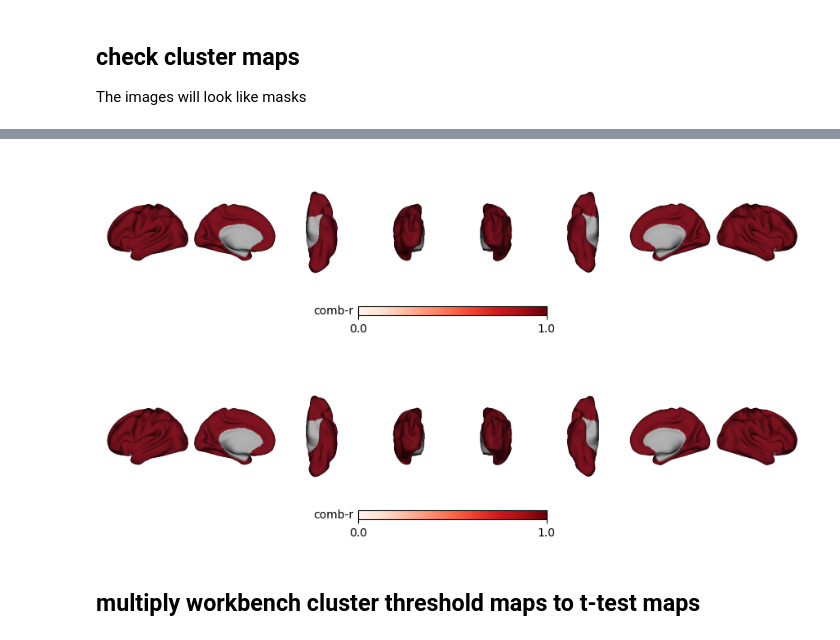
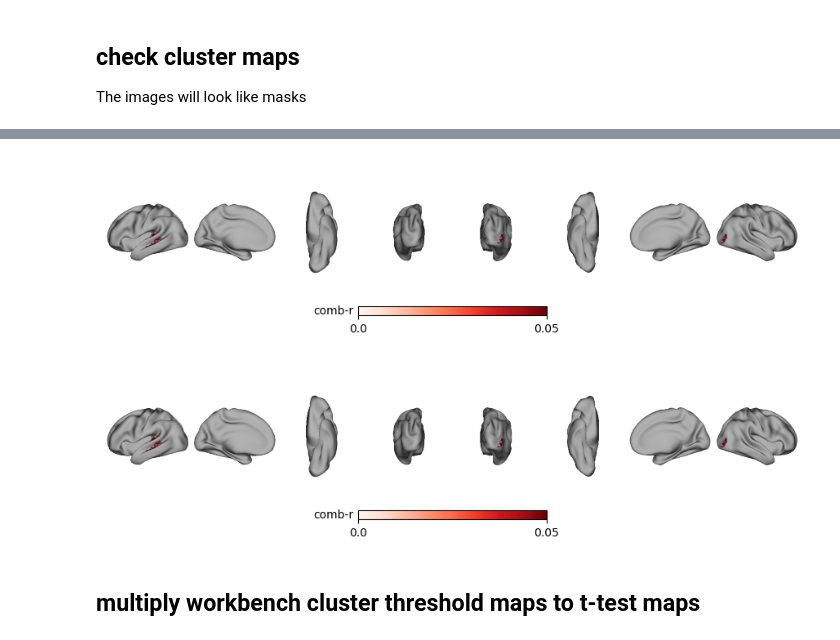
Before and after one commit to jungheejung/life-encoding, a Jupyter notebook: scripts/himalaya/glove_nested/step04_surfplot_combr_actions-bg-moten.ipynb, the cells around one changed output, grey strips where cells are left out. Cells and saved outputs as stored; diff of their text form; code cells hidden in the pictures.

Commit message:
DEV: bootstrap and fdr correct nested models

```diff
--- a/scripts/himalaya/glove_nested/step04_surfplot_combr_actions-bg-moten.ipynb
+++ b/scripts/himalaya/glove_nested/step04_surfplot_combr_actions-bg-moten.ipynb
@@ -112,38 +130,18 @@ for hemisphere in hemis:
         stack_nested = np.vstack(stack_nestedrun)
         diff = stack_full - stack_nested
 
-        avg_run = np.mean(diff, axis = 0)
+        # avg_run = np.mean(diff, axis = 0)
+        avg_run = fisher_mean(diff, axis=0)
         avg_all.append(avg_run)
     diff_all = np.vstack(avg_all) # 18 x nonmedial (per hemi)
 
     # NOTE: 3. Scipy ttest_1samp to get t-value and p-value
-    t, p = scipy.stats.ttest_1samp(diff_all, popmean=0,axis=0, alternative='two-sided')
-    hemi_t.append(t)
+    # t, p = scipy.stats.ttest_1samp(diff_all, popmean=0, axis=0, alternative='greater')
+    p = bootstrap_test(diff_all, n_resample=10000, estimator=fisher_mean, axis=0)
+
+    # NOTE: boothstrap here
+    # hemi_t.append(t)
     hemi_p.append(p)
-    hemi_mean.append(np.nanmean(diff_all, axis = 0))
-
-# %% NOTE: 4-1. concatenate (np.hstack) the two hemispheres p-values (and exclude medial wall) prior to computing FDR (load in cortical_vertices.npy)
-left_vert = hemi_p[0].shape[0]
-t_all = np.hstack(hemi_t)
-p_all = np.hstack(hemi_p)
-
-reject, q_all, _, _ = multipletests(p_all, method = 'fdr_bh')
-q_both = [q_all[:left_vert], q_all[left_vert:]]
-print("* completed t-tests for both hemispheres")
-hemilabels = ['lh', 'rh']
-Path(join(output_dir)).mkdir(parents = True, exist_ok = True)
-for h, hemisphere in enumerate(hemis):
-    stats = np.zeros((n_vertices))
-    hemi_mean[h][q_both[h] >= .05] = 0
-    medial_mask = np.load(os.path.join(main_dir, 'data', f'fsaverage6_medial_{hemisphere}.npy'))
-    assert np.sum(medial_mask) == n_medial[hemisphere]
-    cortical_vertices = ~medial_mask # boolean (true for non-medials, false for medials)
-    cortical_coords = np.where(cortical_vertices)[0] # returns indices of non-medials
-    stats[cortical_coords] = hemi_mean[h][cortical_coords]
-    save_fname = f"{output_dir}/variance-{r_type}_{features}_pca-{pca_comp}_align-{alignment}_hemi-{hemisphere}_ttest.gii"
-    write_gifti_v2(stats.astype(np.float32),
-    template_fn = os.path.join(suma_dir, f"{hemilabels[h]}.pial.gii"),
-    output_fn = save_fname)
-print("* saved output (thresholded average r) for both hemispheres")
+    hemi_mean.append(fisher_mean(diff_all, axis=0))
 # %% [output]
 starting nested vs full model ________________
@@ -226,6 +271,6 @@ output_dir = os.path.join(main_dir, 'results', 'himalaya', 'glove_nested', 'acti
 alignment = 'ha_common'
 # %%
-def fsaverage_to_fslr_and_plot(Lfname, Rfname, key, cmap='inferno',min=-40, max=40):
+def fsaverage_to_fslr_and_plot(Lfname, Rfname, key, cmap='inferno', min=0, max=.05):#,min=-40, max=40):
     from neuromaps.datasets import fetch_fslr
     from neuromaps.transforms import fsaverage_to_fslr
     giiL = nib.load(Lfname)
@@ -235,7 +280,7 @@ def fsaverage_to_fslr_and_plot(Lfname, Rfname, key, cmap='inferno',min=-40, max=
 
     surfaces_fslr = fetch_fslr()
     lh_fslr, rh_fslr = surfaces_fslr['inflated']
-
+    # color_range = (min,max)
     color_range = (min,max)
     p = Plot(surf_lh=lh_fslr,
              surf_rh=rh_fslr,
@@ -335,10 +373,10 @@ array([1., 1., 1., ..., 1., 1., 1.], dtype=float32)
 # %%
 clusterthresL = f"{data_dir}/variance-{r_type}_{features}_pca-40_align-ha_common_hemi-lh_ttest_cluster-{clustersize}.gii"
 clusterthresR = f"{data_dir}/variance-{r_type}_{features}_pca-40_align-ha_common_hemi-rh_ttest_cluster-{clustersize}.gii"
-fsaverage_to_fslr_and_plot(clusterthresL, clusterthresR, f'{feature}-r', cmap = 'Reds', min=0, max=1)
+fsaverage_to_fslr_and_plot(clusterthresL, clusterthresR, f'{feature}-r', cmap = 'Reds', min=0, max=.05)
 # %% [output]
-[figure, old version]
+[figure, new version]
-[figure, old version]
+[figure, new version]
 # %% [markdown]
 ## multiply workbench cluster threshold maps to t-test maps
 # %%
```
Also changed, not shown: parts of 22 cells of this notebook, 2 other files.
